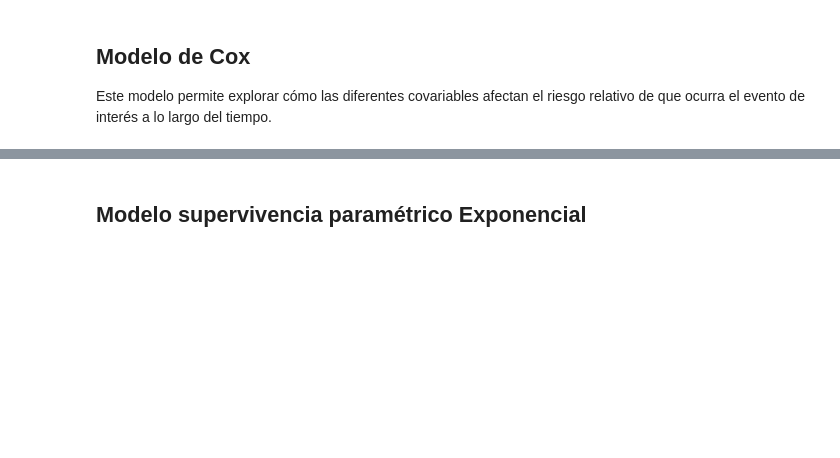
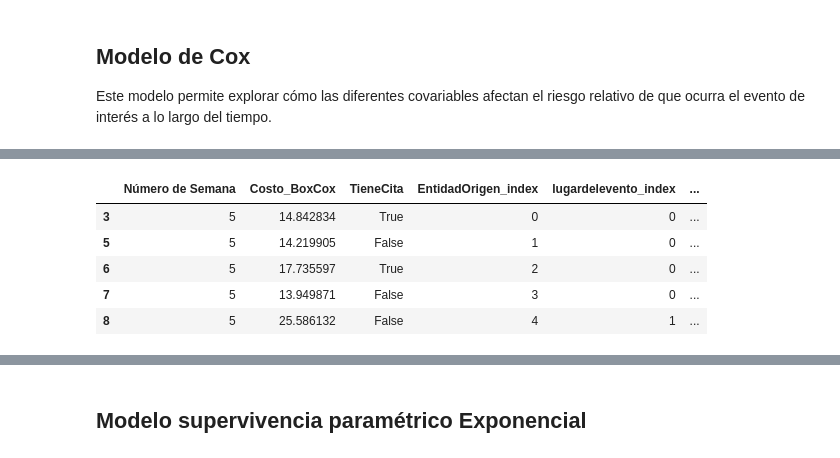
Before and after one commit to PabAleBravo/Proyectointegradorequipo14, a Jupyter notebook: Avance5_Equipo14_(1).ipynb, the cells around one changed output, grey strips where cells are left out. Cells and saved outputs as stored; diff of their text form; code cells hidden in the pictures; blank space fills up the shorter version.

```diff
--- a/Avance5_Equipo14_(1).ipynb
+++ b/Avance5_Equipo14_(1).ipynb
@@ -1135,0 +1273,11 @@ ConvergenceError: delta contains nan value(s). Convergence halted. Please see th
+# %%
+df_cox = df_final.copy()
+
+df_cox.head()
+# %% [output]
+|  | Número de Semana | Costo_BoxCox | TieneCita | EntidadOrigen_index | lugardelevento_index | ... |
+| 3 | 5 | 14.842834 | True | 0 | 0 | ... |
+| 5 | 5 | 14.219905 | False | 1 | 0 | ... |
+| 6 | 5 | 17.735597 | True | 2 | 0 | ... |
+| 7 | 5 | 13.949871 | False | 3 | 0 | ... |
+| 8 | 5 | 25.586132 | False | 4 | 1 | ... |
```
Also changed, not shown: parts of 77 cells of this notebook.
